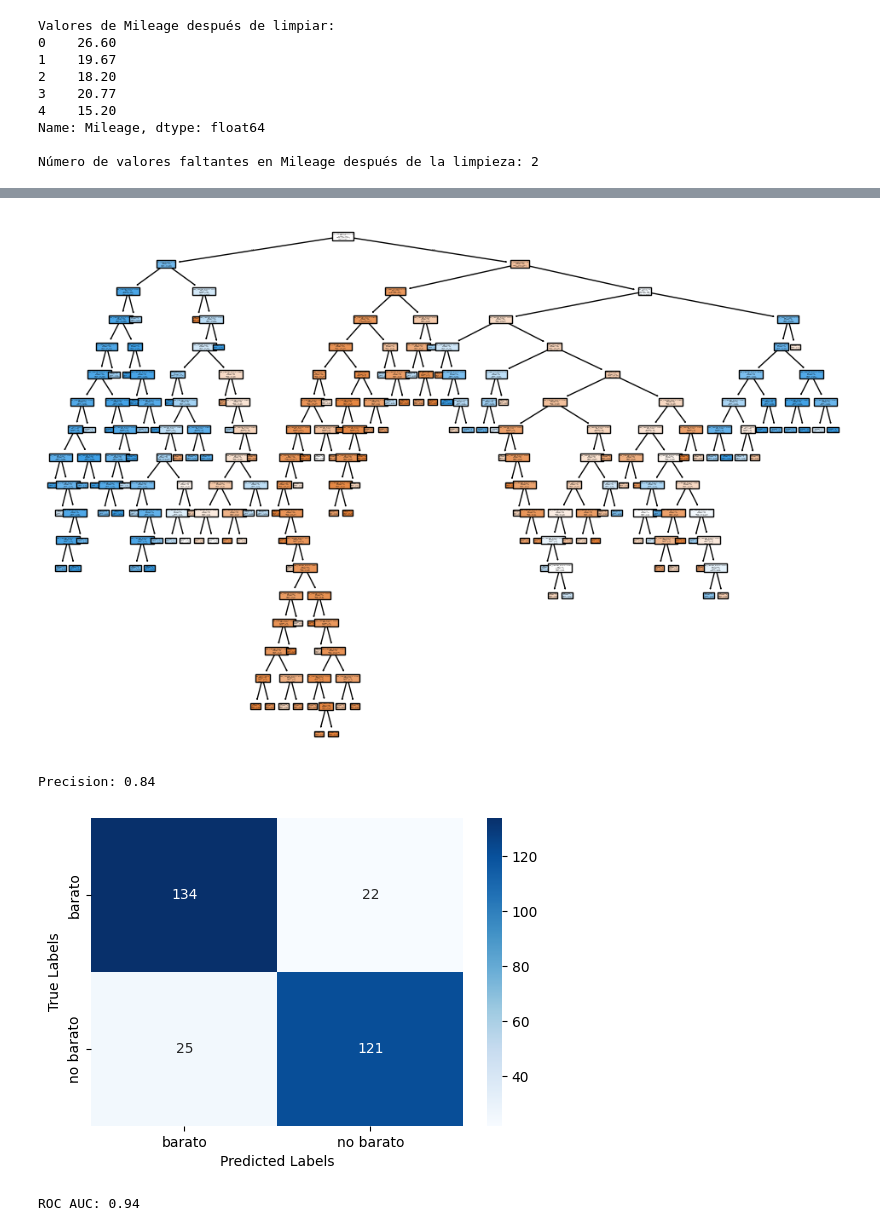
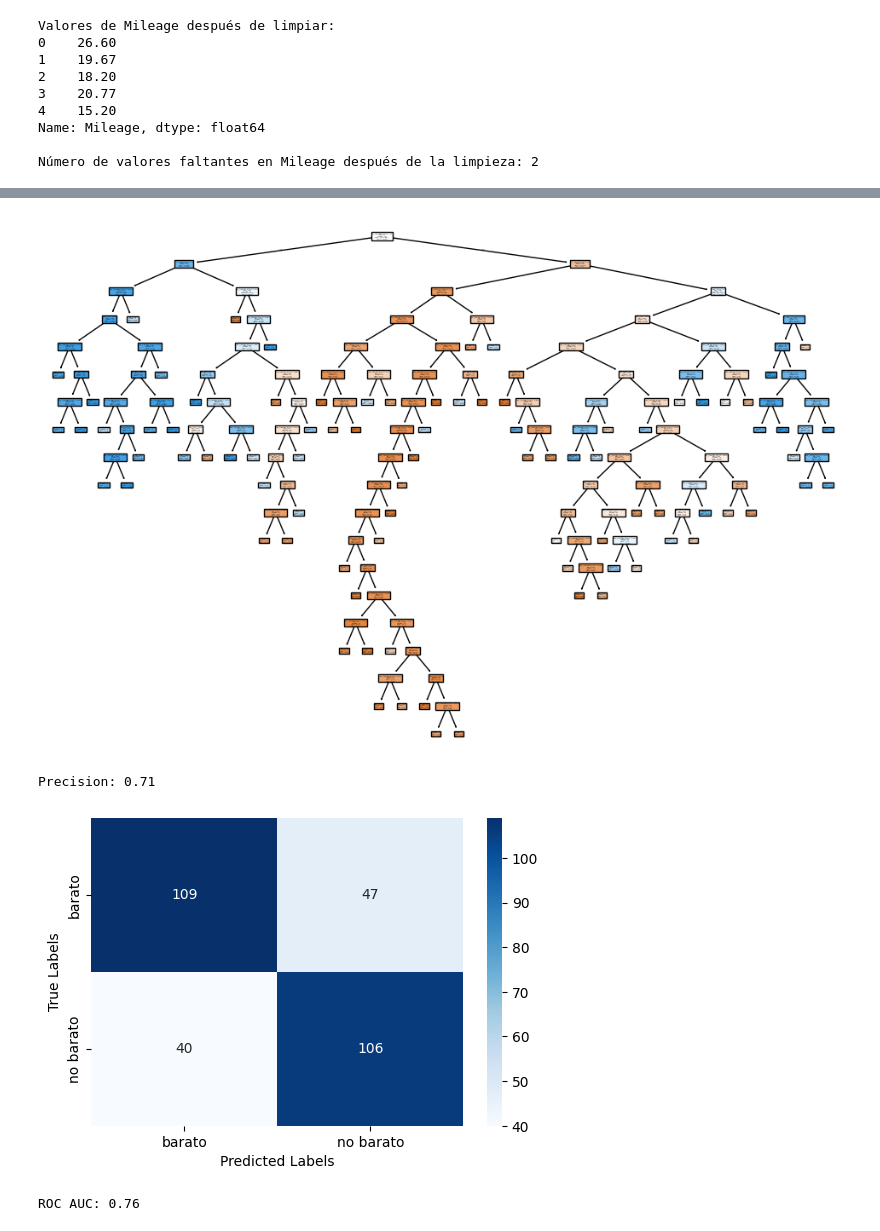
Before and after one commit to MartinBursztyn/Avanzado--IA, a Jupyter notebook: TP1.ipynb, the cells around one changed output, grey strips where cells are left out. Drawn from its saved outputs; the diff is of its cells as text; code cells hidden in the pictures.

```diff
--- a/TP1.ipynb
+++ b/TP1.ipynb
@@ -177,107 +161,113 @@ Mileage: 0.8175
 numeric_features = ['Year', 'Kilometers_Driven', 'Seats']
 df[numeric_features] = df[numeric_features].fillna(df[numeric_features].mean())
 
-# Convertir el atributo 'Mileage' a string antes de limpiar
+# Clean 'Mileage' column
 df['Mileage'] = df['Mileage'].astype(str)
-
-# Reemplazar cualquier cadena vacía con NaN
 df['Mileage'] = df['Mileage'].replace('', np.nan)
-
-# Limpiar el atributo Mileage para que solo tenga números
 df['Mileage'] = df['Mileage'].str.replace(r'[^0-9.]', '', regex=True)
-
-# Convertir 'Mileage' a float, forzando los errores a NaN
 df['Mileage'] = pd.to_numeric(df['Mileage'], errors='coerce')
-
-# Rellenar valores faltantes en 'Mileage' con la media
 df['Mileage'] = df['Mileage'].fillna(df['Mileage'].mean())
 
-# Convertir valores no numéricos de "New_Price" a NaN y eliminar filas donde "New_Price" es NaN
+# Clean 'New_Price' column and categorize
 df['New_Price'] = df['New_Price'].astype(str).str.replace(r'[^0-9.]', '', regex=True)
 df['New_Price'] = pd.to_numeric(df['New_Price'], errors='coerce')
 df = df.dropna(subset=['New_Price'])
-
-# Convertir "New_Price" en categorías (barato, no barato)
 median_price = df['New_Price'].median()
 df['New_Price_Category'] = np.where(df['New_Price'] <= median_price, 'barato', 'no barato')
 
+# Categorical features
 categorical_features = ["Fuel_Type", "Owner_Type", "Transmission"]
 
-# Seleccionar solo las características numéricas para X
+# Preprocessing pipeline: numeric and categorical features
 encoder = OneHotEncoder(drop='first', sparse_output=False)
 preprocessor = ColumnTransformer(
     transformers=[
-        ('num', 'passthrough', numeric_features),  # Numeric columns remain unchanged
-        ('cat', encoder, categorical_features)  # Categorical columns get one-hot encoded
+        ('num', 'passthrough', numeric_features),  # Pass through numeric columns unchanged
+        ('cat', encoder, categorical_features)  # One-hot encode categorical columns
     ])
 
+# Decision tree classifier pipeline
 clf = Pipeline(steps=[
     ('preprocessor', preprocessor),
-    ('classifier', tree.DecisionTreeClassifier(min_samples_leaf=5, min_samples_split=5))
+    ('classifier', DecisionTreeClassifier(min_samples_leaf=5, min_samples_split=5))
 ])
 
+# Features and target variable
 X = df[numeric_features + categorical_features + ['Mileage']]
 y = df['New_Price_Category']
-clf = clf.fit(X, y)
+
+# Split the dataset into training and testing sets
+X_train, X_test, y_train, y_test = train_test_split(X, y, test_size=0.3, random_state=42)
+
+# Fit the pipeline
+clf = clf.fit(X_train, y_train)
+
+# Get the fitted decision tree
 fitted_tree = clf.named_steps['classifier']
 
-# Plot the tree
+# Plot the decision tree
 plt.figure(figsize=(12, 8))
 tree.plot_tree(fitted_tree, feature_names=clf.named_steps['preprocessor'].get_feature_names_out(), class_names=fitted_tree.classes_, filled=True)
 plt.show()
 
-X_train, X_test, y_train, y_test = train_test_split(X, y, test_size=0.3, random_state=42)
+# Make predictions on the test set
 y_pred = clf.predict(X_test)
+
+# Calculate precision score
 precision = precision_score(y_test, y_pred, average='weighted')
-
 print(f'Precision: {precision:.2f}')
 
+# Confusion matrix
 conf_matrix = confusion_matrix(y_test, y_pred)
-
 plt.figure(figsize=(6, 4))
 sns.heatmap(conf_matrix, annot=True, fmt='d', cmap='Blues', xticklabels=clf.classes_, yticklabels=clf.classes_)
 plt.xlabel('Predicted Labels')
 plt.ylabel('True Labels')
 plt.show()
 
-
-
+# ROC AUC (Binary or One-vs-Rest for multiclass)
 lb = LabelBinarizer()
 y_test_bin = lb.fit_transform(y_test).ravel()
 
-# ROC AUC (Binary or One-vs-Rest for multiclass)
 if len(clf.classes_) == 2:  # Binary classification
-    y_pred_proba = clf.predict_proba(X_test)[:, 1]  # Probabilities for the positive class
+    y_pred_proba = clf.predict_proba(X_test)[:, 1]
     auc = roc_auc_score(y_test, y_pred_proba)
     print(f'ROC AUC: {auc:.2f}')
 
     # ROC curve
     fpr, tpr, thresholds = roc_curve(y_test_bin, y_pred_proba)
     plt.figure()
     plt.plot(fpr, tpr, label=f'ROC curve (area = {auc:.2f})')
-    plt.plot([0, 1], [0, 1], 'k--')  # Diagonal line for random guessing
+    plt.plot([0, 1], [0, 1], 'k--')
     plt.xlabel('False Positive Rate')
     plt.ylabel('True Positive Rate')
     plt.title('ROC Curve')
     plt.legend(loc='best')
     plt.show()
 else:  # Multiclass classification
-    y_pred_proba = clf.predict_proba(X_test)  # Get probability for all classes
-    y_test_bin = pd.get_dummies(y_test)  # One-hot encode the true labels
-    auc = roc_auc_score(y_test_bin, y_pred_proba, multi_class='ovr', average='weighted')  # One-vs-Rest (OvR)
+    y_pred_proba = clf.predict_proba(X_test)
+    y_test_bin = pd.get_dummies(y_test)
+    auc = roc_auc_score(y_test_bin, y_pred_proba, multi_class='ovr', average='weighted')
     print(f'Multiclass ROC AUC: {auc:.2f}')
 
-feature_importances = clf.feature_importances_
-for feature, importance in zip(X.columns, feature_importances):
-        print(f'{feature}: {importance:.4f}')
+# Access feature importances from the decision tree
+feature_importances = fitted_tree.feature_importances_
 
+# Get the full feature names (after preprocessing)
+feature_names = clf.named_steps['preprocessor'].get_feature_names_out()
+
+# Print feature importances
+for feature, importance in zip(feature_names, feature_importances):
+    print(f'{feature}: {importance:.4f}')
+
+# Plot feature importances
 plt.figure(figsize=(8, 6))
-plt.barh(X.columns, feature_importances, color='skyblue')
+plt.barh(feature_names, feature_importances, color='skyblue')
 plt.xlabel('Importance')
 plt.title('Feature Importance in Decision Tree')
 plt.show()
 # %% [output]
-[figure, old version]
+[figure, new version]
-Precision: 0.84
+Precision: 0.71
-[figure, old version]
+[figure, new version]
-ROC AUC: 0.94
+ROC AUC: 0.76
```
Also changed, not shown: parts of 2 cells of this notebook.
